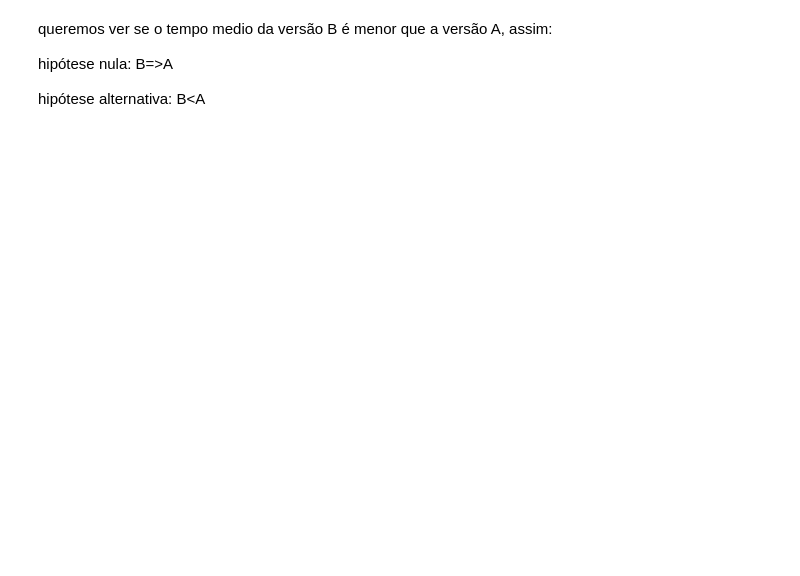
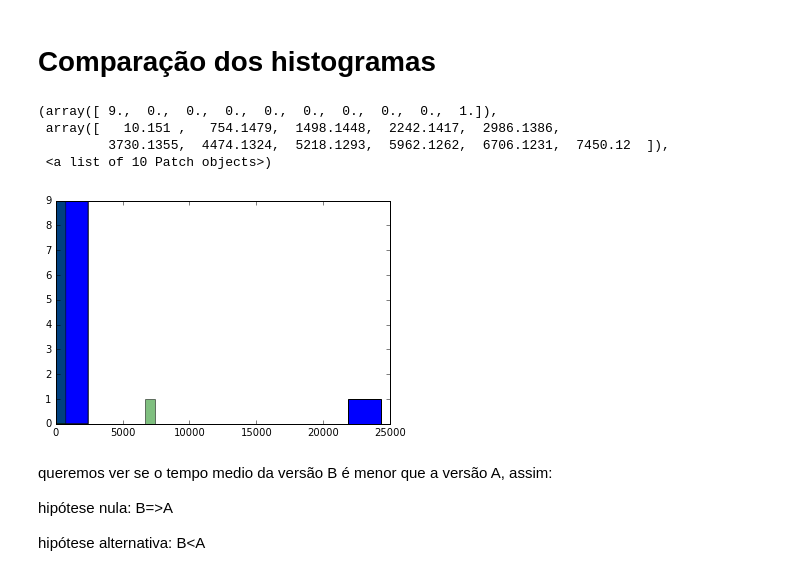
Before and after one commit to Formulos/CD, a Jupyter notebook: Projeto 2/projeto 2.ipynb, the cells around one changed output. Saved outputs shown, nothing was run; the diff lists cells and outputs as text; code cells hidden in the pictures; blank space fills up the shorter version.

```diff
--- a/Projeto 2/projeto 2.ipynb
+++ b/Projeto 2/projeto 2.ipynb
@@ -5,0 +83,14 @@ from scipy.stats import norm, t
+# %%
+users = list(users)
+# %%
+resultados = []
+
+for u in users:
+    for versao in ["A", "B"]:
+        if (u, versao) in agrupado.groups.keys(): # Check if a specific pair user/type of test happened
+            grupo1 =  agrupado.get_group((u, versao))
+            grupo1 = grupo1.sort_values(by="tempo") # Para evitar que inícios sem fim gerem tempos negativos
+
+            if len(grupo1[grupo1.tipo=="final"])>= 1 and len(grupo1[grupo1.tipo=="inicio"]) >= 1:
+                delta_t = grupo1[grupo1.tipo=="final"].iloc[-1].tempo - grupo1[grupo1.tipo=="inicio"].iloc[0].tempo
+                resultados.append({"user_id":u, "delta_t":delta_t, "versao":versao})
@@ -5,0 +104,4 @@ from scipy.stats import norm, t
+# %%
+dataframe_resumo = pd.DataFrame.from_records(resultados)
+# %%
+dataframe_resumo.delta_t/=1000 # Convertendo milissegundos em segundos
@@ -6,3 +128,16 @@ from scipy.stats import norm, t
+# %% [markdown]
+# Comparação dos histogramas
+# %%
+tempos_A = list(dataframe_resumo[dataframe_resumo.versao=="A"].delta_t)
+tempos_B = list(dataframe_resumo[dataframe_resumo.versao=="B"].delta_t)
+plt.hist(tempos_A, bins=10)
+plt.hist(tempos_B, bins=10, alpha=0.5)
+# %% [output]
+(array([ 9.,  0.,  0.,  0.,  0.,  0.,  0.,  0.,  0.,  1.]),
+ array([   10.151 ,   754.1479,  1498.1448,  2242.1417,  2986.1386,
+         3730.1355,  4474.1324,  5218.1293,  5962.1262,  6706.1231,  7450.12  ]),
+ <a list of 10 Patch objects>)
+[figure, added]
 # %% [markdown]
 queremos ver se o tempo medio da versão B é menor que a versão A, assim:
 
```
Also changed, not shown: parts of 23 cells of this notebook, 3 other files.
